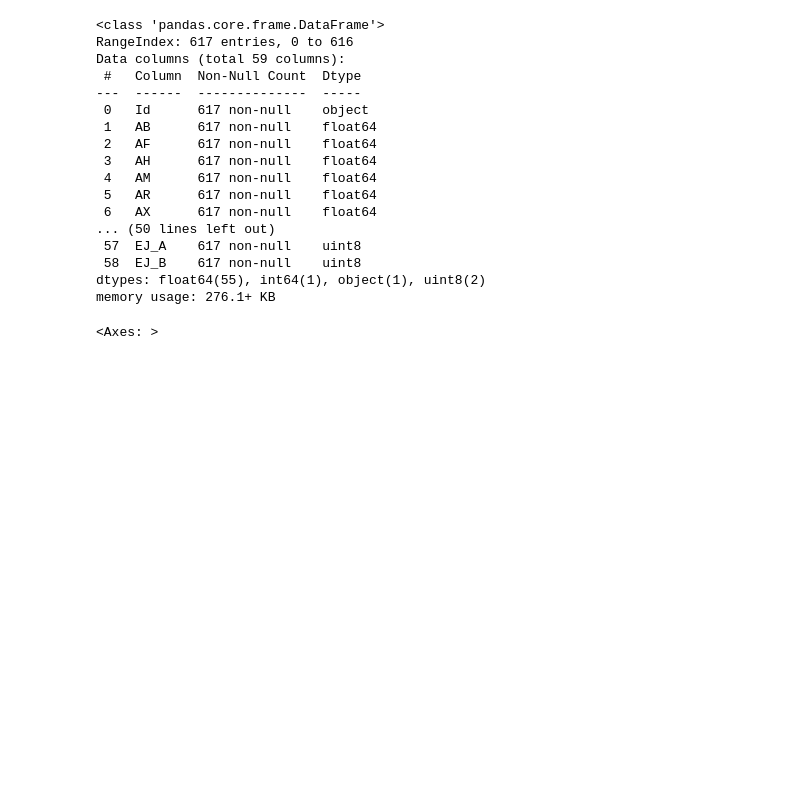
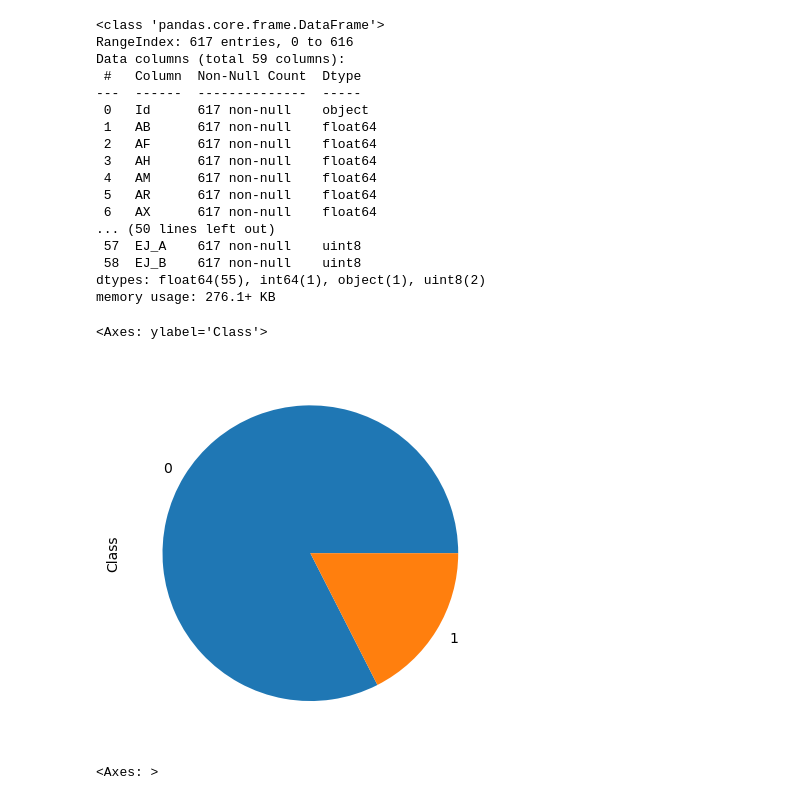
Before and after one commit to patoram123/Identifying-Age-Related-Conditions-Kaggle, a Jupyter notebook: identifying-age-related-conditions.ipynb, the cells around one changed output. Saved outputs shown, nothing was run; the diff lists cells and outputs as text; code cells hidden in the pictures; blank space fills up the shorter version.

```diff
--- a/identifying-age-related-conditions.ipynb
+++ b/identifying-age-related-conditions.ipynb
@@ -150,6 +128,12 @@ df_numeric = df[['AB', 'AF', 'AH', 'AM', 'AR', 'AX', 'AY', 'AZ', 'BC', 'BD ', 'B
        'CU', 'CW ', 'DA', 'DE', 'DF', 'DH', 'DI', 'DL', 'DN', 'DU', 'DV', 'DY',
        'EB', 'EE', 'EG', 'EH', 'EL', 'EP', 'EU', 'FC', 'FD ', 'FE', 'FI',
        'FL', 'FR', 'FS', 'GB', 'GE', 'GF', 'GH', 'GI', 'GL']]
+# %%
+plot_df = df.Class.value_counts()
+plot_df.plot(kind="pie")
+# %% [output]
+<Axes: ylabel='Class'>
+[figure, added]
 # %%
 import seaborn as sns
 
```
Also changed, not shown: parts of 29 cells of this notebook.
